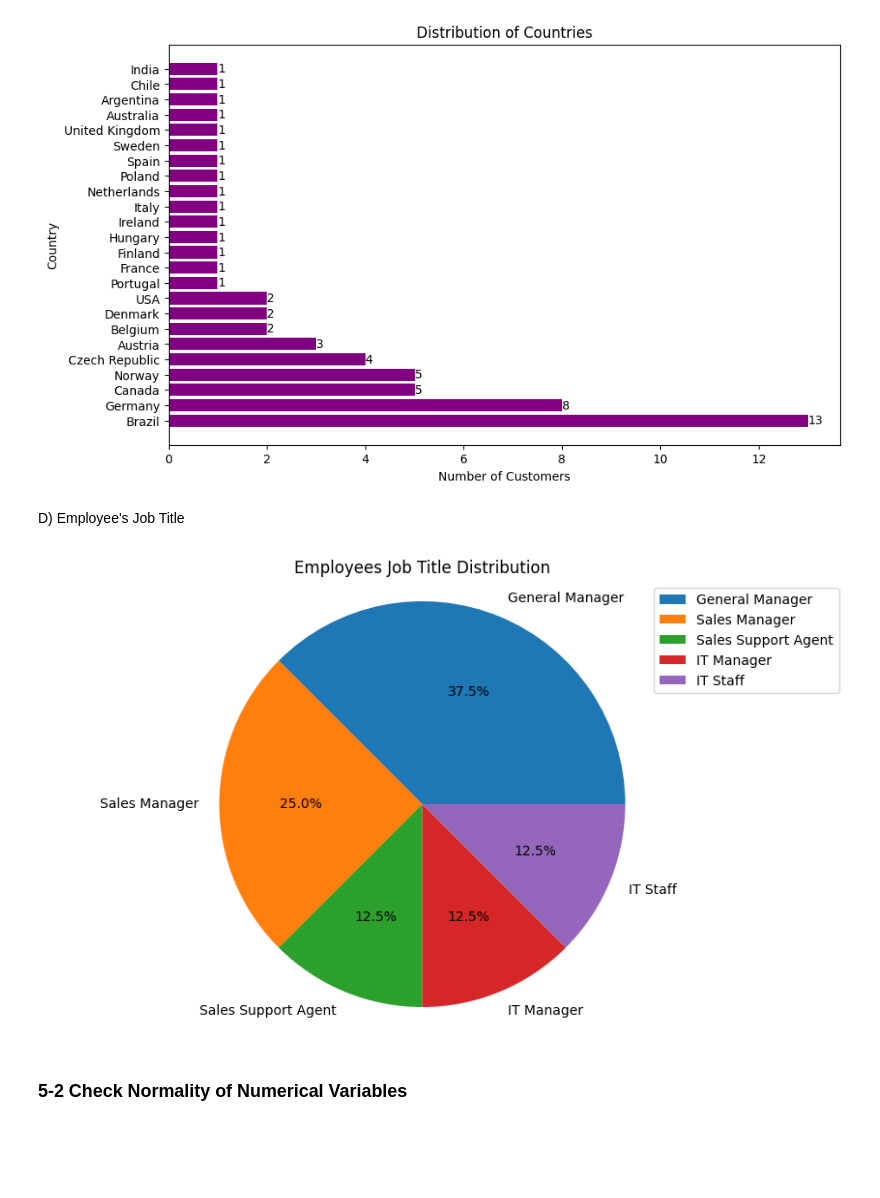
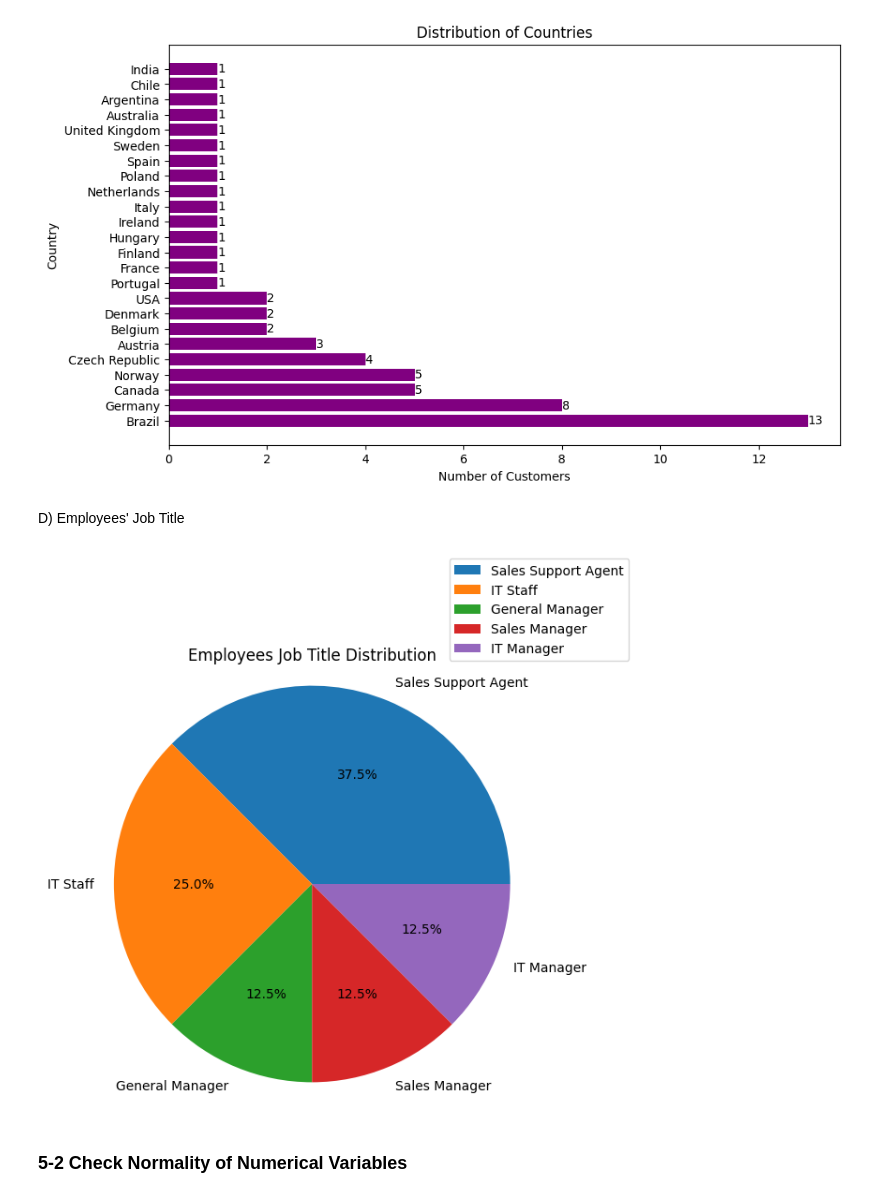
Before and after one commit to Mahlagha1994/Chinook, a Jupyter notebook: notebooks/Chinook Data Analysis.ipynb, the cells around one changed output. Drawn from its saved outputs; the diff is of its cells as text; code cells hidden in the pictures; blank space fills up the shorter version.

```diff
--- a/notebooks/Chinook Data Analysis.ipynb
+++ b/notebooks/Chinook Data Analysis.ipynb
@@ -197,19 +197,18 @@ plt.show()
 # %% [output]
 [figure]
 # %% [markdown]
-D) Employee's Job Title
+D) Employees' Job Title
 # %%
 # Pie Plot
-plt.figure(figsize=(10,6))
-employee_count = Employee['Title'].value_counts()
-labels = Employee['Title'].unique()
-plt.pie (employee_count, labels=labels, autopct='%1.1f%%')
+plt.figure(figsize=(6,6))
+labels = Employee['Title'].value_counts().index
+plt.pie (Employee['Title'].value_counts(), labels=labels, autopct='%1.1f%%')
 plt.title('Employees Job Title Distribution')
 plt.axis('equal')
 plt.legend(loc='best', bbox_to_anchor=(0.8,1))
 plt.show()
 # %% [output]
-[figure, old version]
+[figure, new version]
 # %% [markdown]
 ### 5-2 Check Normality of Numerical Variables
 # %% [markdown]
```
Also changed, not shown: parts of 43 cells of this notebook.
